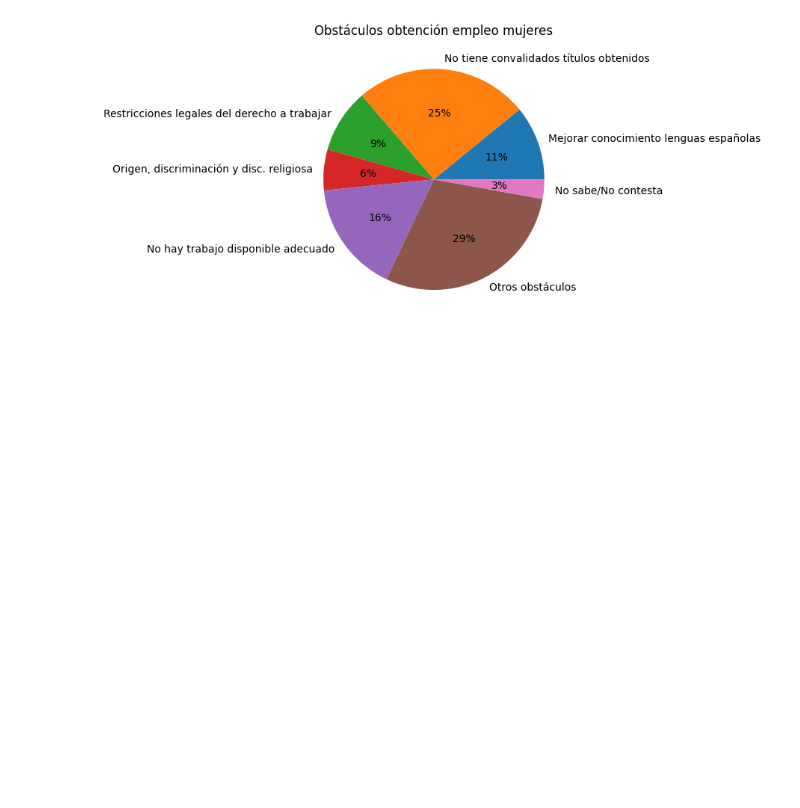
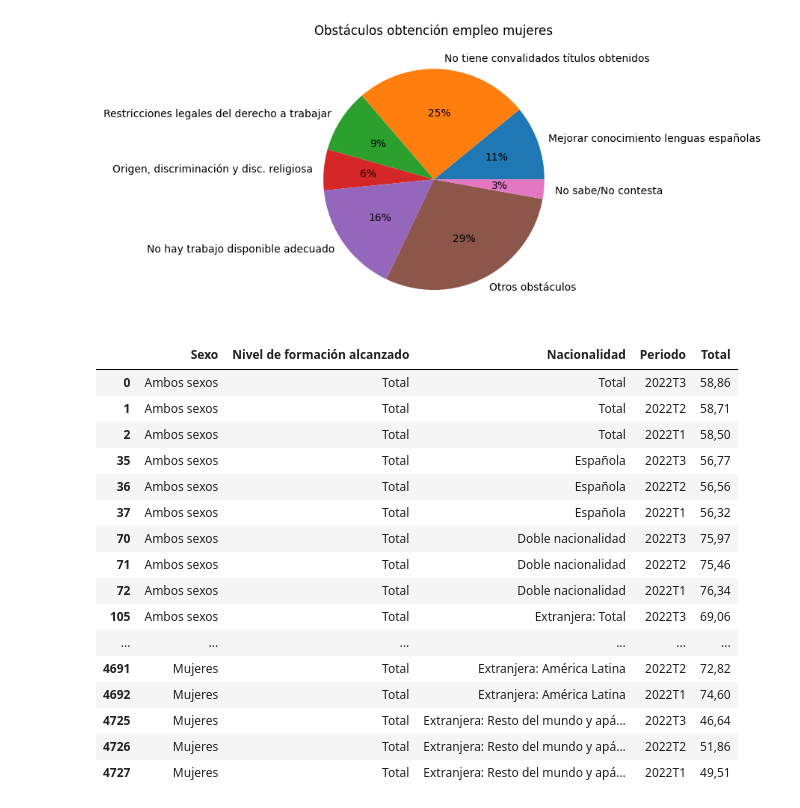
Before and after one commit to JaredR33/EDA, a Jupyter notebook: notebooks/EDA2.ipynb, the cells around one changed output. Drawn from its saved outputs; the diff is of its cells as text; code cells hidden in the pictures; blank space fills up the shorter version.

```diff
--- a/notebooks/EDA2.ipynb
+++ b/notebooks/EDA2.ipynb
@@ -418,3 +418,24 @@ plt.ylabel('')
 Text(0, 0.5, '')
 [figure]
 [figure]
+# %%
+df_tasa_actividad = pd.read_csv('..\data\Tasas actividad nac, sexo y nivel de formación.csv', sep='\t', encoding='latin1')
+df_tasa_actividad[(df_tasa_actividad['Nivel de formación alcanzado'] == 'Total') & ((df_tasa_actividad['Periodo'] == '2022T1') | (df_tasa_actividad['Periodo'] == '2022T2') | (df_tasa_actividad['Periodo'] == '2022T3'))]
+# %% [output]
+|  | Sexo | Nivel de formación alcanzado | Nacionalidad | Periodo | Total |
+| 0 | Ambos sexos | Total | Total | 2022T3 | 58,86 |
+| 1 | Ambos sexos | Total | Total | 2022T2 | 58,71 |
+| 2 | Ambos sexos | Total | Total | 2022T1 | 58,50 |
+| 35 | Ambos sexos | Total | Española | 2022T3 | 56,77 |
+| 36 | Ambos sexos | Total | Española | 2022T2 | 56,56 |
+| 37 | Ambos sexos | Total | Española | 2022T1 | 56,32 |
+| 70 | Ambos sexos | Total | Doble nacionalidad | 2022T3 | 75,97 |
+| 71 | Ambos sexos | Total | Doble nacionalidad | 2022T2 | 75,46 |
+| 72 | Ambos sexos | Total | Doble nacionalidad | 2022T1 | 76,34 |
+| 105 | Ambos sexos | Total | Extranjera: Total | 2022T3 | 69,06 |
+| ... | ... | ... | ... | ... | ... |
+| 4691 | Mujeres | Total | Extranjera: América Latina | 2022T2 | 72,82 |
+| 4692 | Mujeres | Total | Extranjera: América Latina | 2022T1 | 74,60 |
+| 4725 | Mujeres | Total | Extranjera: Resto del mundo y apá... | 2022T3 | 46,64 |
+| 4726 | Mujeres | Total | Extranjera: Resto del mundo y apá... | 2022T2 | 51,86 |
+| 4727 | Mujeres | Total | Extranjera: Resto del mundo y apá... | 2022T1 | 49,51 |
```
Also changed, not shown: 1 other file.
